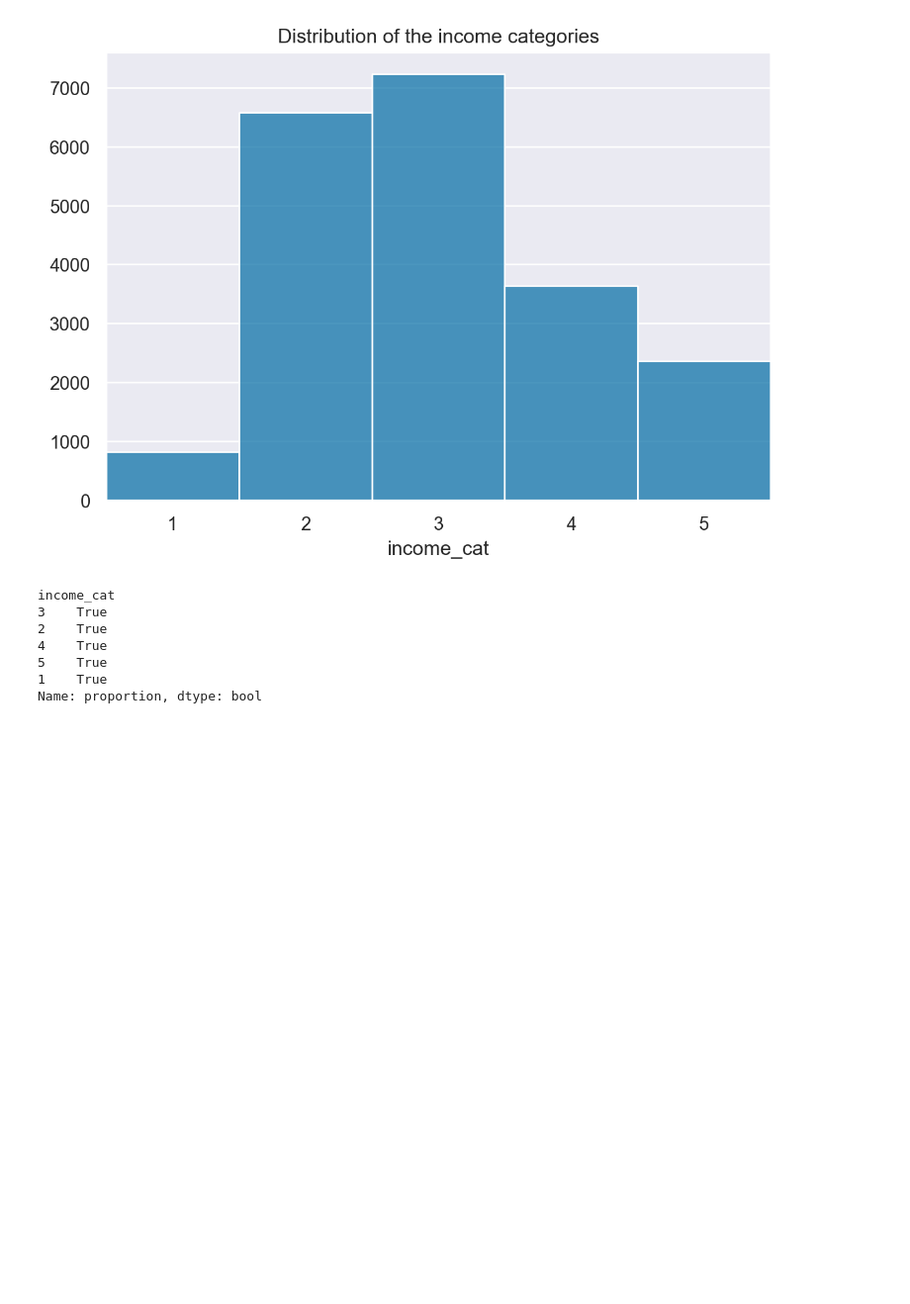
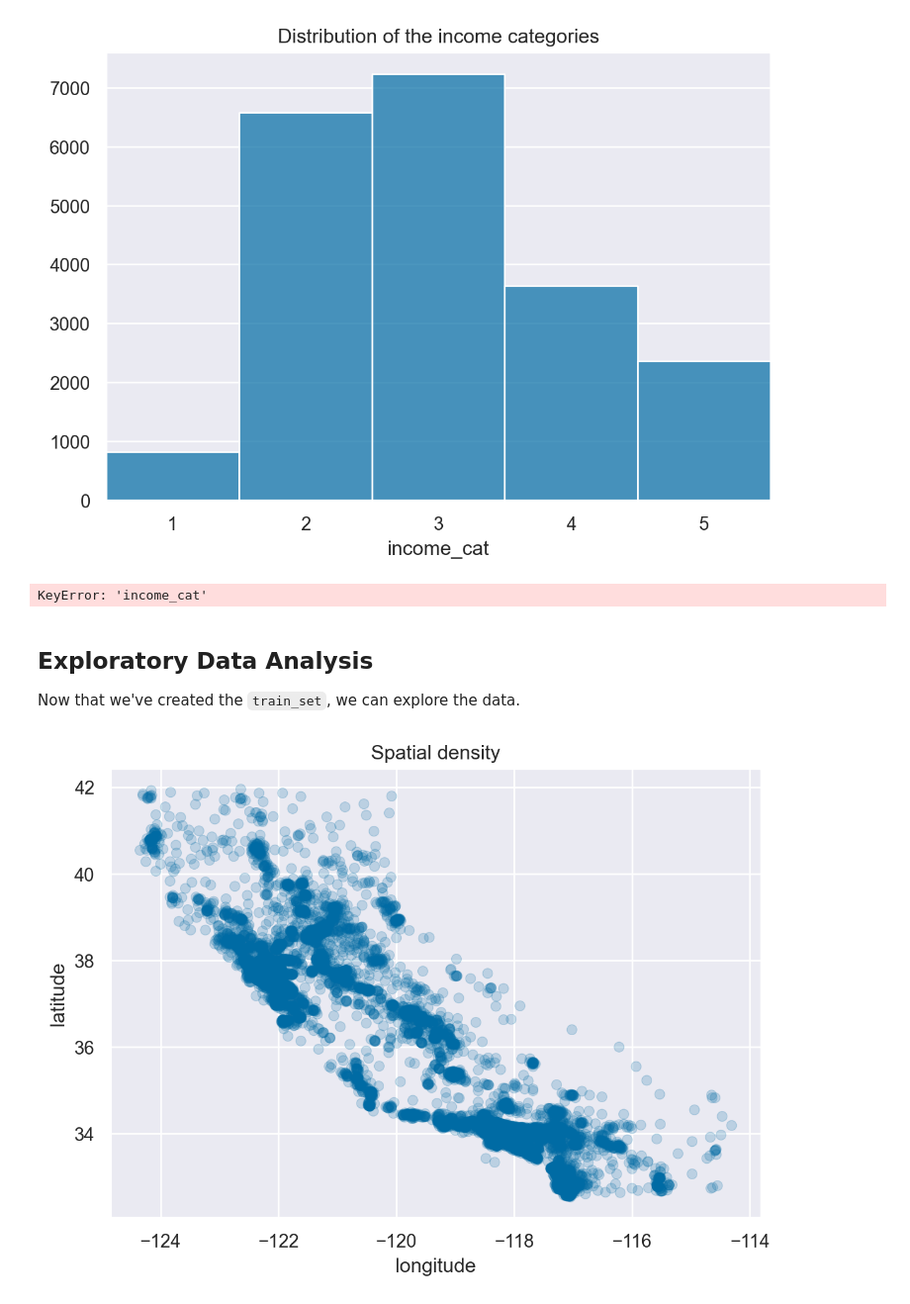
Before and after one commit to biamouras/homl_ex, a Jupyter notebook: Housing.ipynb, the cells around one changed output. Shown at 99% size. Cells and saved outputs as stored; diff of their text form; code cells hidden in the pictures; blank space fills up the shorter version.

```diff
--- a/Housing.ipynb
+++ b/Housing.ipynb
@@ -158,15 +157,10 @@ for train_index, test_index in split.split(housing, housing["income_cat"]):
     strat_test_set = housing.loc[test_index]
 # %%
 # checking if the stratification is the same of the original proportions
-strat_train_set["income_cat"].value_counts(normalize = True).round(2) == housing["income_cat"].value_counts(normalize = True).round(2)
+strat_train_set["income_cat"].value_counts(normalize=True).round(2) \
+    == housing["income_cat"].value_counts(normalize=True).round(2)
 # %% [output]
-income_cat
-3    True
-2    True
-4    True
-5    True
-1    True
-Name: proportion, dtype: bool
+KeyError: 'income_cat'
 # %%
 # removing income_cat
 for set_ in (strat_test_set, strat_train_set):
@@ -173,0 +168,16 @@ for set_ in (strat_test_set, strat_train_set):
+# %% [markdown]
+## Exploratory Data Analysis
+
+Now that we've created the `train_set`, we can explore the data.
+# %%
+# create a copy to avoid messing with the train set
+housing = strat_train_set.copy()
+# %%
+(
+    so.Plot(housing, "longitude", "latitude")
+    .add(so.Dot(alpha=.2))
+    .label(title="Spatial density")
+    .theme({**style.library["tableau-colorblind10"]})
+)
+# %% [output]
+[figure, added]
```
Also changed, not shown: parts of 18 cells of this notebook.
